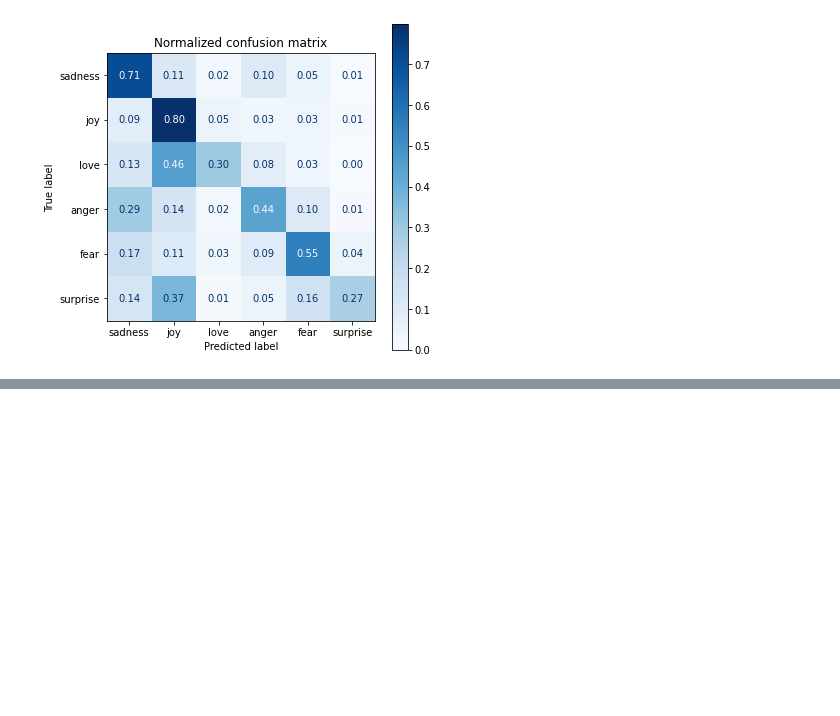
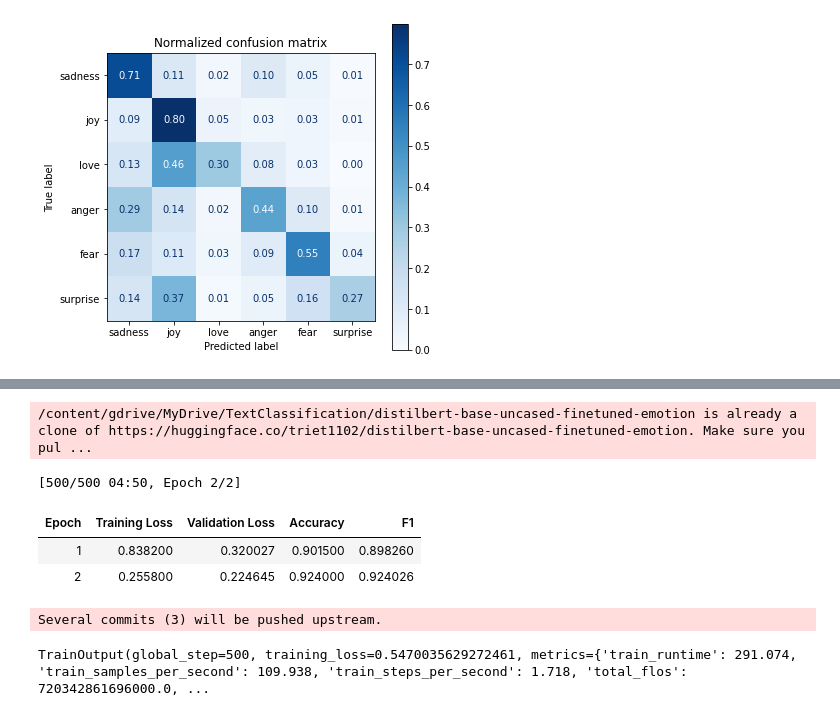
Before and after one commit to triet1102/TextClassification, a Jupyter notebook: TextClassification.ipynb, the cells around one changed output, grey strips where cells are left out. Cells and saved outputs as stored; diff of their text form; code cells hidden in the pictures; blank space fills up the shorter version.

```diff
--- a/TextClassification.ipynb
+++ b/TextClassification.ipynb
@@ -242,0 +273,32 @@ plot_confusion_matrix(y_preds, y_valid, labels)
+# %%
+batch_size = 64
+logging_steps = len(emotions_dataset_encoded["train"]) // batch_size
+model_name = f"{model_ckpt}-finetuned-emotion"
+training_args = TrainingArguments(output_dir=model_name,
+                                  num_train_epochs=2,
+                                  learning_rate=2e-5,
+                                  per_device_train_batch_size=batch_size,
+                                  per_device_eval_batch_size=batch_size,
+                                  weight_decay=0.01,
+                                  evaluation_strategy="epoch",
+                                  disable_tqdm=False,
+                                  logging_steps=logging_steps,
+                                  push_to_hub=True,
+                                  log_level="error")
+
+trainer = Trainer(model=model,
+                  args=training_args,
+                  compute_metrics=compute_metrics,
+                  train_dataset=emotions_dataset_encoded["train"],
+                  eval_dataset=emotions_dataset_encoded["validation"],
+                  tokenizer=tokenizer)
+
+trainer.train()
+# %% [output]
+/content/gdrive/MyDrive/TextClassification/distilbert-base-uncased-finetuned-emotion is already a clone of https://huggingface.co/triet1102/distilbert-base-uncased-finetuned-emotion. Make sure you pul ...
+[500/500 04:50, Epoch 2/2]
+| Epoch | Training Loss | Validation Loss | Accuracy | F1 |
+| 1 | 0.838200 | 0.320027 | 0.901500 | 0.898260 |
+| 2 | 0.255800 | 0.224645 | 0.924000 | 0.924026 |
+Several commits (3) will be pushed upstream.
+TrainOutput(global_step=500, training_loss=0.5470035629272461, metrics={'train_runtime': 291.074, 'train_samples_per_second': 109.938, 'train_steps_per_second': 1.718, 'total_flos': 720342861696000.0, ...
```
Also changed, not shown: parts of 20 cells of this notebook.
